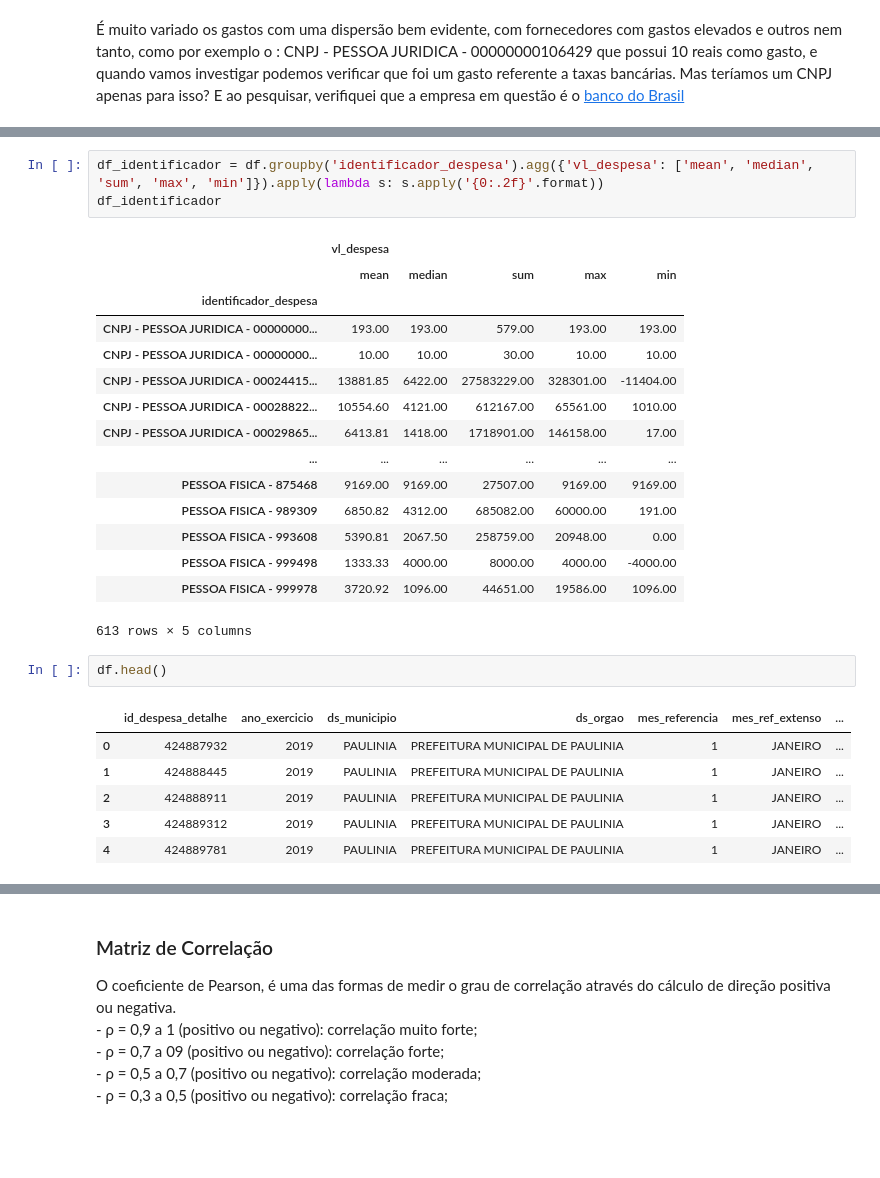
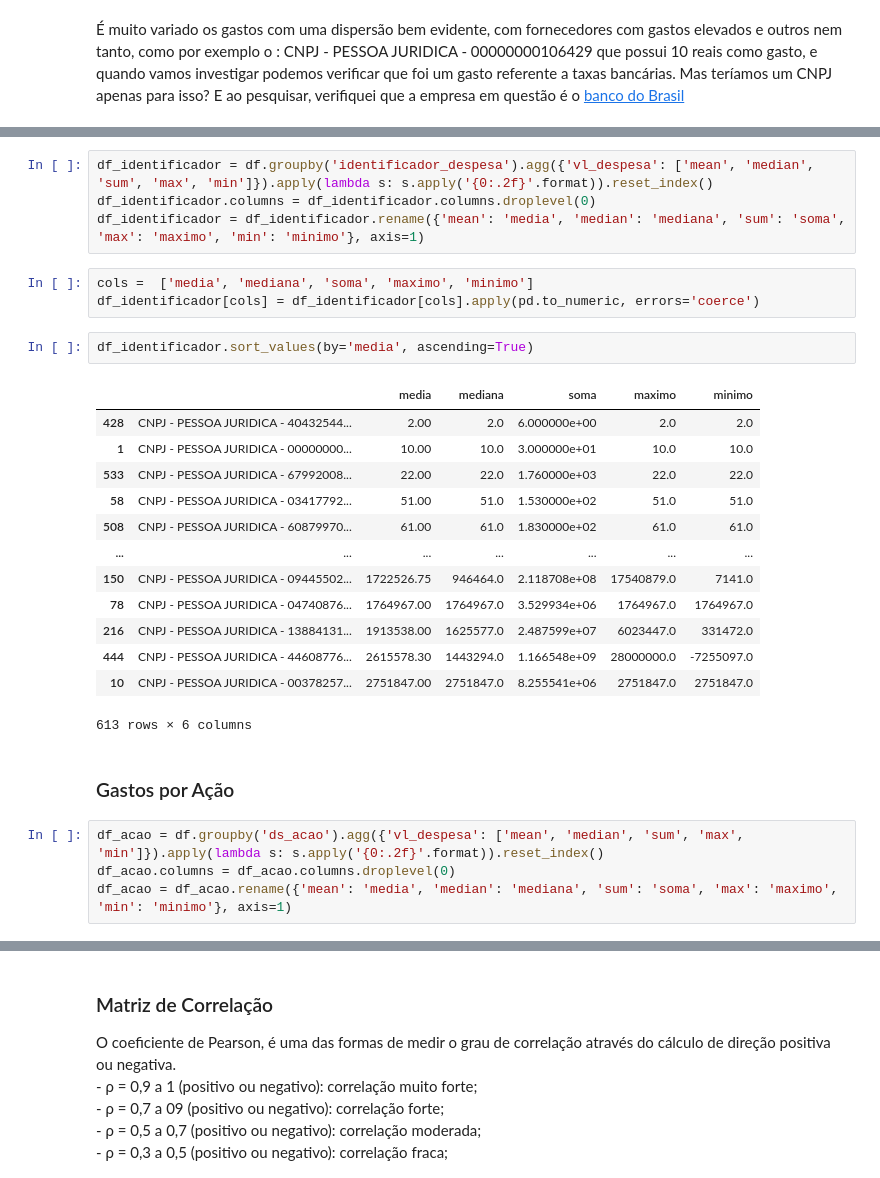
Before and after one commit to natmiata/analise-alimentacao-escolar, a Jupyter notebook: src/notebooks/analise-exploratoria.ipynb, the cells around one changed output, grey strips where cells are left out. Cells and saved outputs as stored; diff of their text form; blank space fills up the shorter version.

```diff
--- a/src/notebooks/analise-exploratoria.ipynb
+++ b/src/notebooks/analise-exploratoria.ipynb
@@ -360,30 +371,31 @@ df[df['identificador_despesa'] == 'CNPJ - PESSOA JURIDICA - 00000000106429']
 | 8217 | 461244021 | 2019 | SUMARE | PREFEITURA MUNICIPAL DE SUMARE | 12 | DEZEMBRO | ... |
 | 8233 | 461249055 | 2019 | SUMARE | PREFEITURA MUNICIPAL DE SUMARE | 12 | DEZEMBRO | ... |
 # %%
-df_identificador = df.groupby('identificador_despesa').agg({'vl_despesa': ['mean', 'median', 'sum', 'max', 'min']}).apply(lambda s: s.apply('{0:.2f}'.format))
-df_identificador
+df_identificador = df.groupby('identificador_despesa').agg({'vl_despesa': ['mean', 'median', 'sum', 'max', 'min']}).apply(lambda s: s.apply('{0:.2f}'.format)).reset_index()
+df_identificador.columns = df_identificador.columns.droplevel(0)
+df_identificador = df_identificador.rename({'mean': 'media', 'median': 'mediana', 'sum': 'soma', 'max': 'maximo', 'min': 'minimo'}, axis=1)
-# %% [output]
-|  | vl_despesa |  |  |  |  |
-|  | mean | median | sum | max | min |
-| identificador_despesa |  |  |  |  |  |
-| CNPJ - PESSOA JURIDICA - 00000000... | 193.00 | 193.00 | 579.00 | 193.00 | 193.00 |
-| CNPJ - PESSOA JURIDICA - 00000000... | 10.00 | 10.00 | 30.00 | 10.00 | 10.00 |
-| CNPJ - PESSOA JURIDICA - 00024415... | 13881.85 | 6422.00 | 27583229.00 | 328301.00 | -11404.00 |
-| CNPJ - PESSOA JURIDICA - 00028822... | 10554.60 | 4121.00 | 612167.00 | 65561.00 | 1010.00 |
-| CNPJ - PESSOA JURIDICA - 00029865... | 6413.81 | 1418.00 | 1718901.00 | 146158.00 | 17.00 |
-| ... | ... | ... | ... | ... | ... |
-| PESSOA FISICA - 875468 | 9169.00 | 9169.00 | 27507.00 | 9169.00 | 9169.00 |
-| PESSOA FISICA - 989309 | 6850.82 | 4312.00 | 685082.00 | 60000.00 | 191.00 |
-| PESSOA FISICA - 993608 | 5390.81 | 2067.50 | 258759.00 | 20948.00 | 0.00 |
-| PESSOA FISICA - 999498 | 1333.33 | 4000.00 | 8000.00 | 4000.00 | -4000.00 |
-| PESSOA FISICA - 999978 | 3720.92 | 1096.00 | 44651.00 | 19586.00 | 1096.00 |
-613 rows × 5 columns
+# %%
+cols =  ['media', 'mediana', 'soma', 'maximo', 'minimo']
+df_identificador[cols] = df_identificador[cols].apply(pd.to_numeric, errors='coerce')
 # %%
-df.head()
+df_identificador.sort_values(by='media', ascending=True)
 # %% [output]
-|  | id_despesa_detalhe | ano_exercicio | ds_municipio | ds_orgao | mes_referencia | mes_ref_extenso | ... |
-| 0 | 424887932 | 2019 | PAULINIA | PREFEITURA MUNICIPAL DE PAULINIA | 1 | JANEIRO | ... |
-| 1 | 424888445 | 2019 | PAULINIA | PREFEITURA MUNICIPAL DE PAULINIA | 1 | JANEIRO | ... |
-| 2 | 424888911 | 2019 | PAULINIA | PREFEITURA MUNICIPAL DE PAULINIA | 1 | JANEIRO | ... |
-| 3 | 424889312 | 2019 | PAULINIA | PREFEITURA MUNICIPAL DE PAULINIA | 1 | JANEIRO | ... |
-| 4 | 424889781 | 2019 | PAULINIA | PREFEITURA MUNICIPAL DE PAULINIA | 1 | JANEIRO | ... |
+|  |  | media | mediana | soma | maximo | minimo |
+| 428 | CNPJ - PESSOA JURIDICA - 40432544... | 2.00 | 2.0 | 6.000000e+00 | 2.0 | 2.0 |
+| 1 | CNPJ - PESSOA JURIDICA - 00000000... | 10.00 | 10.0 | 3.000000e+01 | 10.0 | 10.0 |
+| 533 | CNPJ - PESSOA JURIDICA - 67992008... | 22.00 | 22.0 | 1.760000e+03 | 22.0 | 22.0 |
+| 58 | CNPJ - PESSOA JURIDICA - 03417792... | 51.00 | 51.0 | 1.530000e+02 | 51.0 | 51.0 |
+| 508 | CNPJ - PESSOA JURIDICA - 60879970... | 61.00 | 61.0 | 1.830000e+02 | 61.0 | 61.0 |
+| ... | ... | ... | ... | ... | ... | ... |
+| 150 | CNPJ - PESSOA JURIDICA - 09445502... | 1722526.75 | 946464.0 | 2.118708e+08 | 17540879.0 | 7141.0 |
+| 78 | CNPJ - PESSOA JURIDICA - 04740876... | 1764967.00 | 1764967.0 | 3.529934e+06 | 1764967.0 | 1764967.0 |
+| 216 | CNPJ - PESSOA JURIDICA - 13884131... | 1913538.00 | 1625577.0 | 2.487599e+07 | 6023447.0 | 331472.0 |
+| 444 | CNPJ - PESSOA JURIDICA - 44608776... | 2615578.30 | 1443294.0 | 1.166548e+09 | 28000000.0 | -7255097.0 |
+| 10 | CNPJ - PESSOA JURIDICA - 00378257... | 2751847.00 | 2751847.0 | 8.255541e+06 | 2751847.0 | 2751847.0 |
+613 rows × 6 columns
+# %% [markdown]
+<h3> Gastos por Ação </h3>
+# %%
+df_acao = df.groupby('ds_acao').agg({'vl_despesa': ['mean', 'median', 'sum', 'max', 'min']}).apply(lambda s: s.apply('{0:.2f}'.format)).reset_index()
+df_acao.columns = df_acao.columns.droplevel(0)
+df_acao = df_acao.rename({'mean': 'media', 'median': 'mediana', 'sum': 'soma', 'max': 'maximo', 'min': 'minimo'}, axis=1)
```
Also changed, not shown: parts of 4 cells of this notebook, 1 other file.
